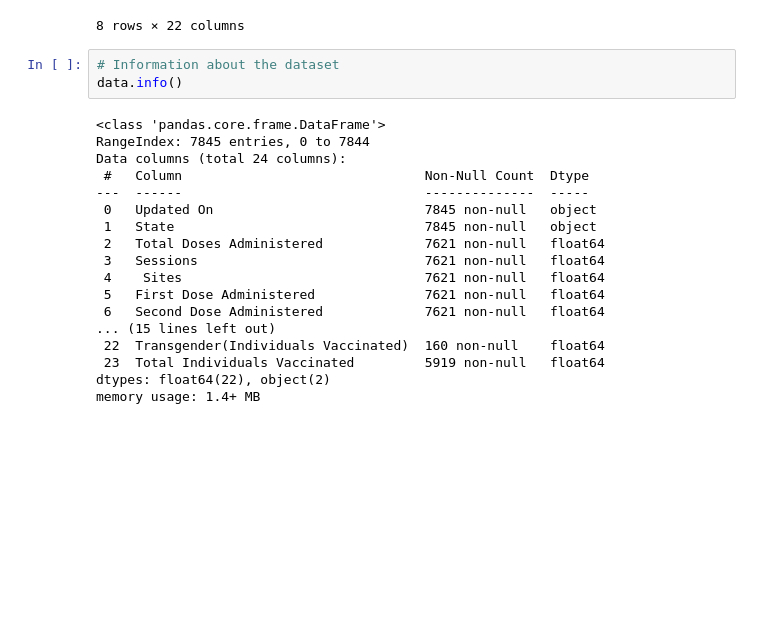
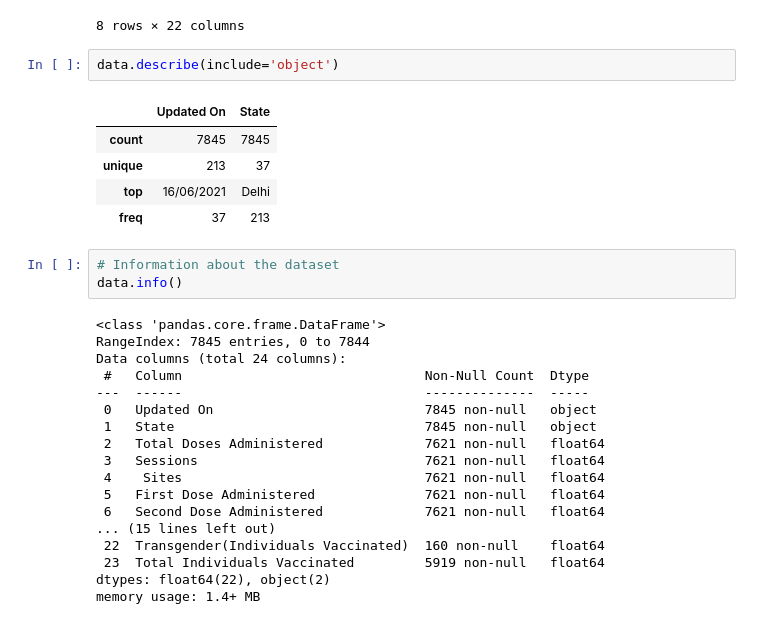
Before and after one commit to SumedhaZaware/Data-Science-and-Big-Data-Analytics-SPPU-2019-Pattern, a Jupyter notebook: GroupC-Mini Project/DSBDA Mini Project.ipynb, the cells around one changed output. Cells and saved outputs as stored; diff of their text form; blank space fills up the shorter version.

```diff
--- a/GroupC-Mini Project/DSBDA Mini Project.ipynb
+++ b/GroupC-Mini Project/DSBDA Mini Project.ipynb
@@ -99,6 +82,14 @@ data.describe()
 | 75% | 6.625243e+06 | 3.428690e+05 | 1708.000000 | 5.387805e+06 | 1.166434e+06 | ... |
 | max | 5.132284e+08 | 3.501031e+07 | 73933.000000 | 4.001504e+08 | 1.130780e+08 | ... |
 8 rows × 22 columns
+# %%
+data.describe(include='object')
+# %% [output]
+|  | Updated On | State |
+| count | 7845 | 7845 |
+| unique | 213 | 37 |
+| top | 16/06/2021 | Delhi |
+| freq | 37 | 213 |
 # %%
 # Information about the dataset
 data.info()
```
Also changed, not shown: parts of 6 cells of this notebook.
